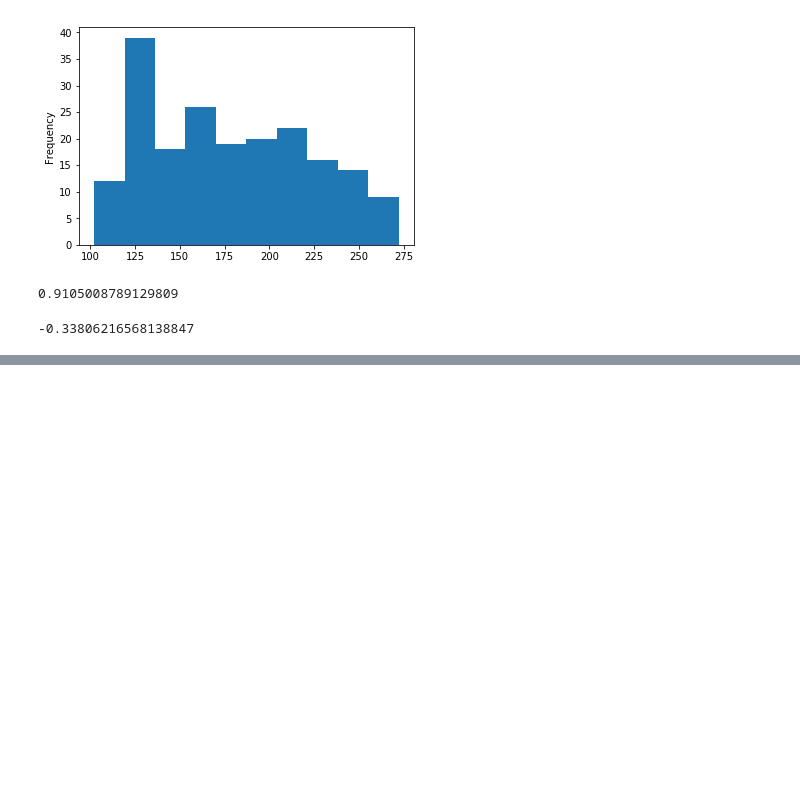
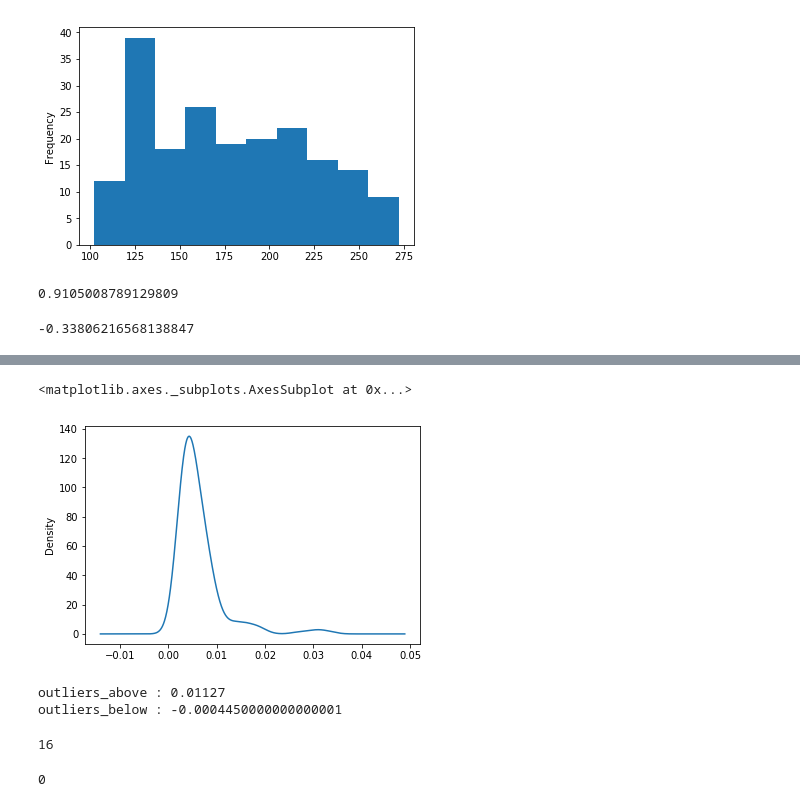
Before and after one commit to Shanmugapriya03/Parkinson-s-Disease, a Jupyter notebook: Parkinson’s Disease.ipynb, the cells around one changed output, grey strips where cells are left out. Drawn from its saved outputs; the diff is of its cells as text; code cells hidden in the pictures; blank space fills up the shorter version.

```diff
--- a/Parkinson’s Disease.ipynb
+++ b/Parkinson’s Disease.ipynb
@@ -353,0 +405,24 @@ pd_data['MDVP:Flo(Hz)'].kurtosis()
+# %%
+pd_data['MDVP:Jitter(%)'].plot.kde()
+# %% [output]
+<matplotlib.axes._subplots.AxesSubplot at 0x...>
+[figure, added]
+# %%
+q3 = pd_data['MDVP:Jitter(%)'].quantile(0.75)
+q1 = pd_data['MDVP:Jitter(%)'].quantile(0.25)
+t = q3-q1
+outliers_above = q3+t
+outliers_below = q1-t
+print("outliers_above : {}".format(outliers_above))
+print("outliers_below : {}".format(outliers_below))
+# %% [output]
+outliers_above : 0.01127
+outliers_below : -0.0004450000000000001
+# %%
+pd_data['MDVP:Jitter(%)'].loc[pd_data['MDVP:Jitter(%)']>outliers_above].count()
+# %% [output]
+16
+# %%
+pd_data['MDVP:Jitter(%)'].loc[pd_data['MDVP:Jitter(%)']<outliers_below].count()
+# %% [output]
+0
```
Also changed, not shown: parts of 64 cells of this notebook, 4 other files.
